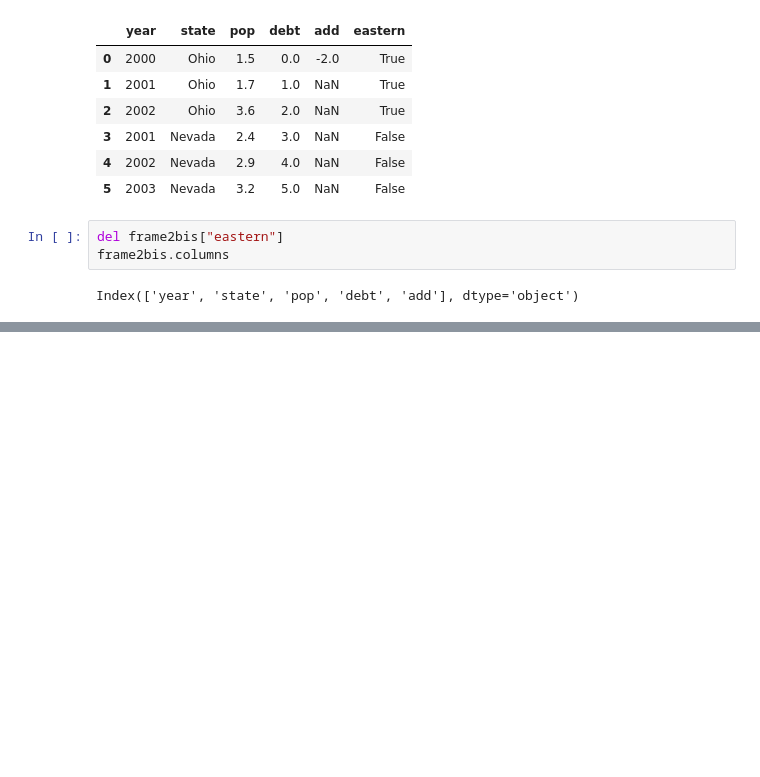
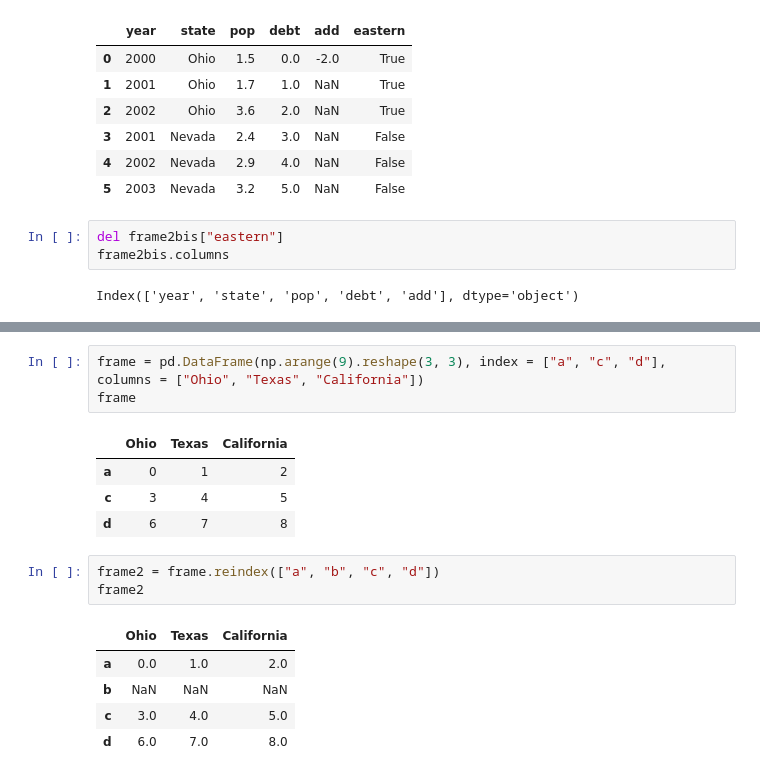
Before and after one commit to JespeerAG/python_data_analysis, a Jupyter notebook: 2_introduction_to_pandas.ipynb, the cells around one changed output, grey strips where cells are left out. Saved outputs shown, nothing was run; the diff lists cells and outputs as text; blank space fills up the shorter version.

```diff
--- a/2_introduction_to_pandas.ipynb
+++ b/2_introduction_to_pandas.ipynb
@@ -218,0 +320,17 @@ Index(['year', 'state', 'pop', 'debt', 'add'], dtype='object')
+# %%
+frame = pd.DataFrame(np.arange(9).reshape(3, 3), index = ["a", "c", "d"], columns = ["Ohio", "Texas", "California"])
+frame
+# %% [output]
+|  | Ohio | Texas | California |
+| a | 0 | 1 | 2 |
+| c | 3 | 4 | 5 |
+| d | 6 | 7 | 8 |
+# %%
+frame2 = frame.reindex(["a", "b", "c", "d"])
+frame2
+# %% [output]
+|  | Ohio | Texas | California |
+| a | 0.0 | 1.0 | 2.0 |
+| b | NaN | NaN | NaN |
+| c | 3.0 | 4.0 | 5.0 |
+| d | 6.0 | 7.0 | 8.0 |
```
Also changed, not shown: parts of 33 cells of this notebook.
